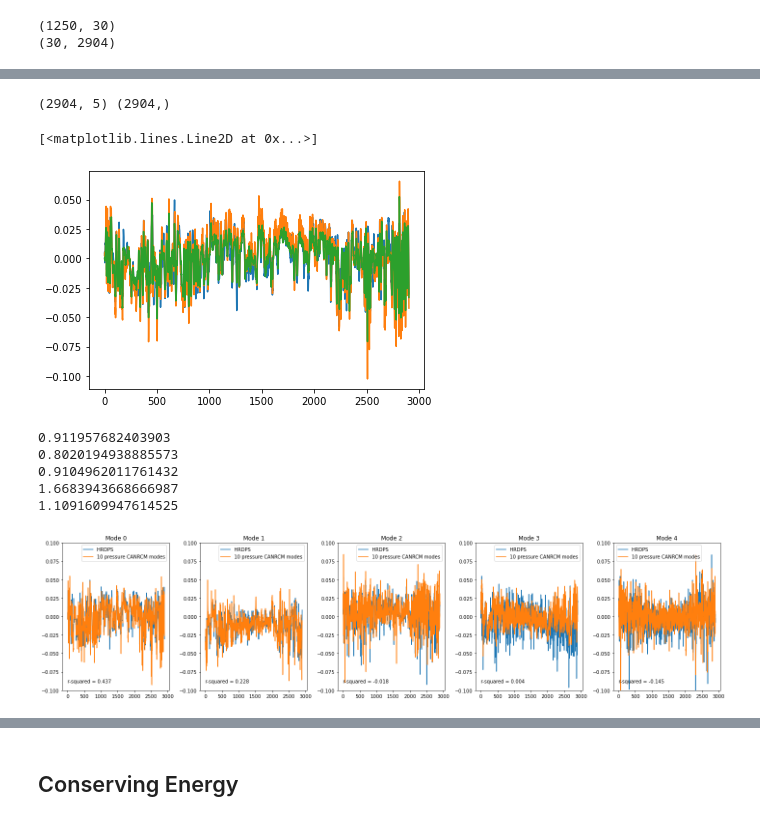
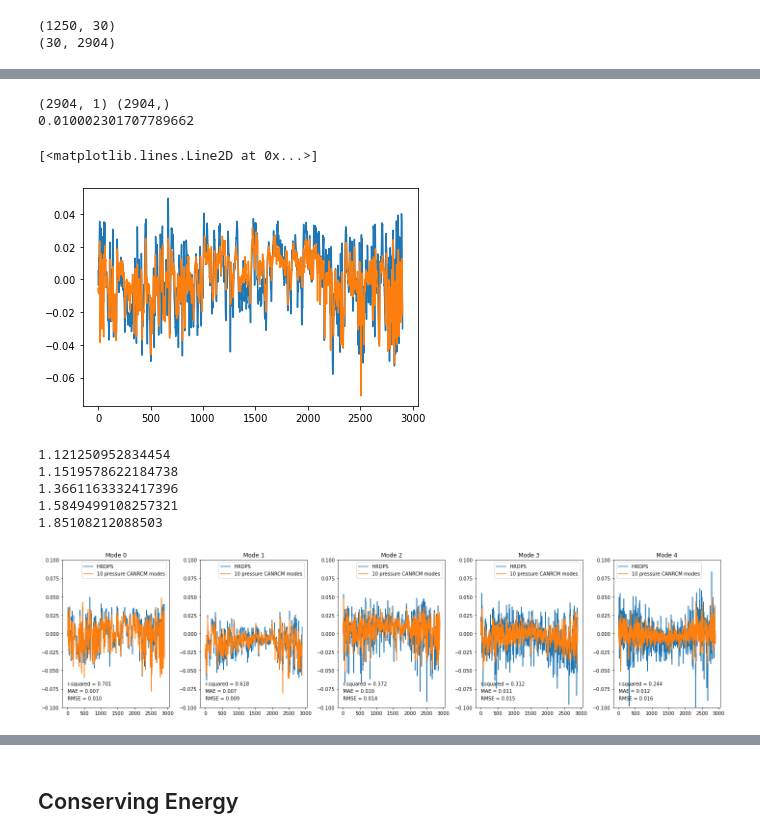
Before and after one commit to UBC-MOAD/analysis-armaan, a Jupyter notebook: notebooks/reconstructingdataP3.ipynb, the cells around one changed output, grey strips where cells are left out. Saved outputs shown, nothing was run; the diff lists cells and outputs as text; code cells hidden in the pictures.

Commit message:
added AE regression

```diff
--- a/notebooks/reconstructingdataP3.ipynb
+++ b/notebooks/reconstructingdataP3.ipynb
@@ -120,24 +148,19 @@ def fit_modes(vectors, num_vec, data, result_size):
 # %%
-X = psl_eigs[0:5,:].T
+##testing quantile regressor - regresses by minimizing absolute error rather than squared error
+X = psl_eigs[0:1,:].T
 y = hr_eigs[0]
 print(X.shape, y.shape)
-##always scale data before using SDGregressor
-scaler = StandardScaler()
-scaler.fit(X)
-X_scaled = scaler.transform(X)
 
-sgdr = SGDRegressor(loss = 'epsilon_insensitive', epsilon = 0, max_iter=1000, tol=1e-3)
-sgdr.fit(X_scaled, y)
-result = sgdr.predict(X_scaled)
-score = sgdr.score(X_scaled, y)
+reg = QuantileRegressor(quantile = 0.5, alpha = 0, solver = 'highs').fit(X, y)
+result = reg.predict(X)
 
+r_squared = reg.score(X, y)
+MAE = mean_absolute_error(y, result)
+print(MAE)
 plt.plot(hr_eigs[0])
 plt.plot(result)
-
-reg = LinearRegression().fit(X, y)
-result2 = reg.predict(X)
-plt.plot(result2)
 # %% [output]
-(2904, 5) (2904,)
+(2904, 1) (2904,)
+0.010002301707789662
 [<matplotlib.lines.Line2D at 0x...>]
-[figure, old version]
+[figure, new version]
@@ -144,23 +180,31 @@ plt.plot(result2)
 # %%
-new_eigs, scores = fit_modes(psl_eigs, 10, hr_eigs, 5)
+n = 10
+new_eigs, scores = fit_modes(psl_eigs, n, hr_eigs, 5)
 
 fig, ax = plt.subplots(1, 5, figsize=(20, 5))
 
 for i in range(5):
 
+    MAE = mean_absolute_error(hr_eigs[i], new_eigs[i])
+    rmse = np.sqrt( sklearn.metrics.mean_squared_error(hr_eigs[i], new_eigs[i]) )
+    r_squared = scores[i]
+
     ax[i].plot(hr_eigs[i], label = "HRDPS")
-    ax[i].plot(new_eigs[i], label = "10 pressure CANRCM modes")
+    ax[i].plot(new_eigs[i], label = "{} pressure CANRCM modes".format(n))
     ax[i].set_ylim(-0.1, 0.1)
-    ax[i].annotate("r-squared = {:.3f}".format(scores[i]), (0, -0.09))
+    ax[i].annotate("r-squared = {:.3f}".format(r_squared), (0, -0.07))
+    ax[i].annotate("MAE = {:.3f}".format(MAE), (0, -0.08))
+    ax[i].annotate("RMSE = {:.3f}".format(rmse), (0, -0.09))
     ax[i].set_title("Mode {}".format(i))
-    print(np.mean(hr_eigs[i]**2) / np.mean(new_eigs[i]**2))
     ax[i].legend()
+
+    print(np.sqrt( np.mean(hr_eigs[i]**2) / np.mean(new_eigs[i]**2) ))
 plt.tight_layout()
 # %% [output]
-0.911957682403903
-0.8020194938885573
-0.9104962011761432
-1.6683943668666987
-1.1091609947614525
+1.121250952834454
+1.1519578622184738
+1.3661163332417396
+1.5849499108257321
+1.85108212088503
-[figure, old version]
+[figure, new version]
 # %%
```
Also changed, not shown: parts of 26 cells of this notebook, 2 other files.
